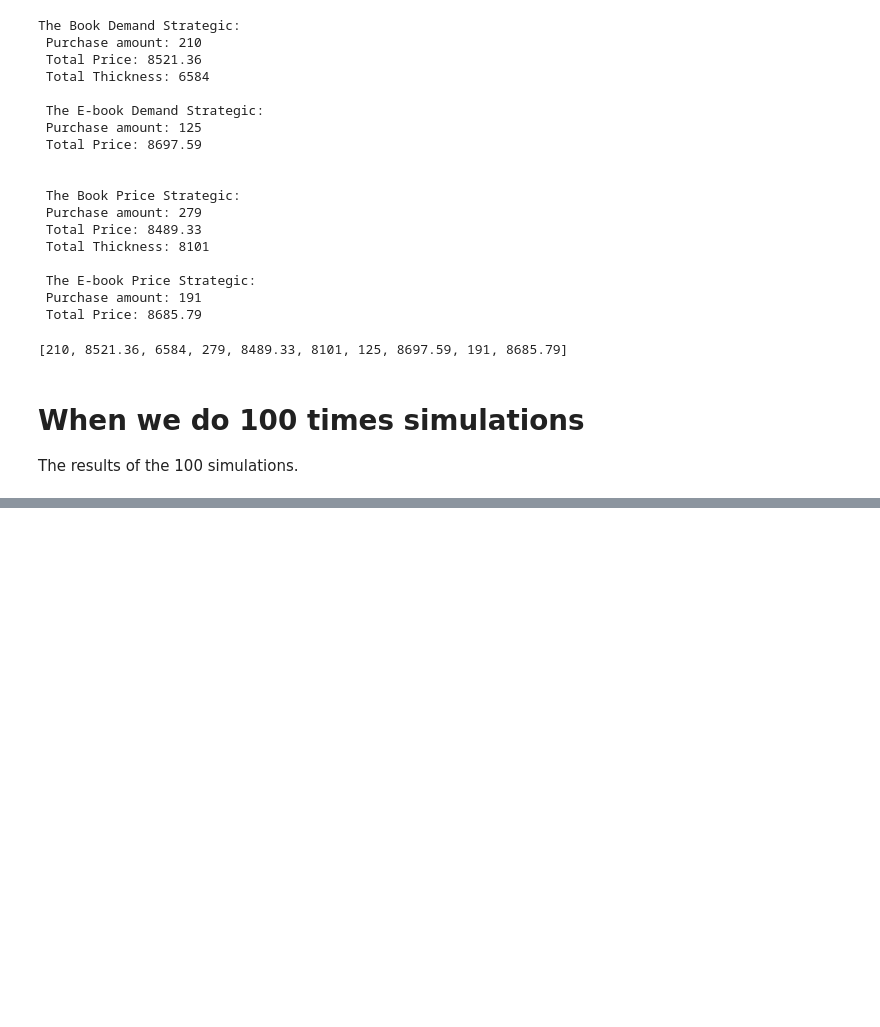
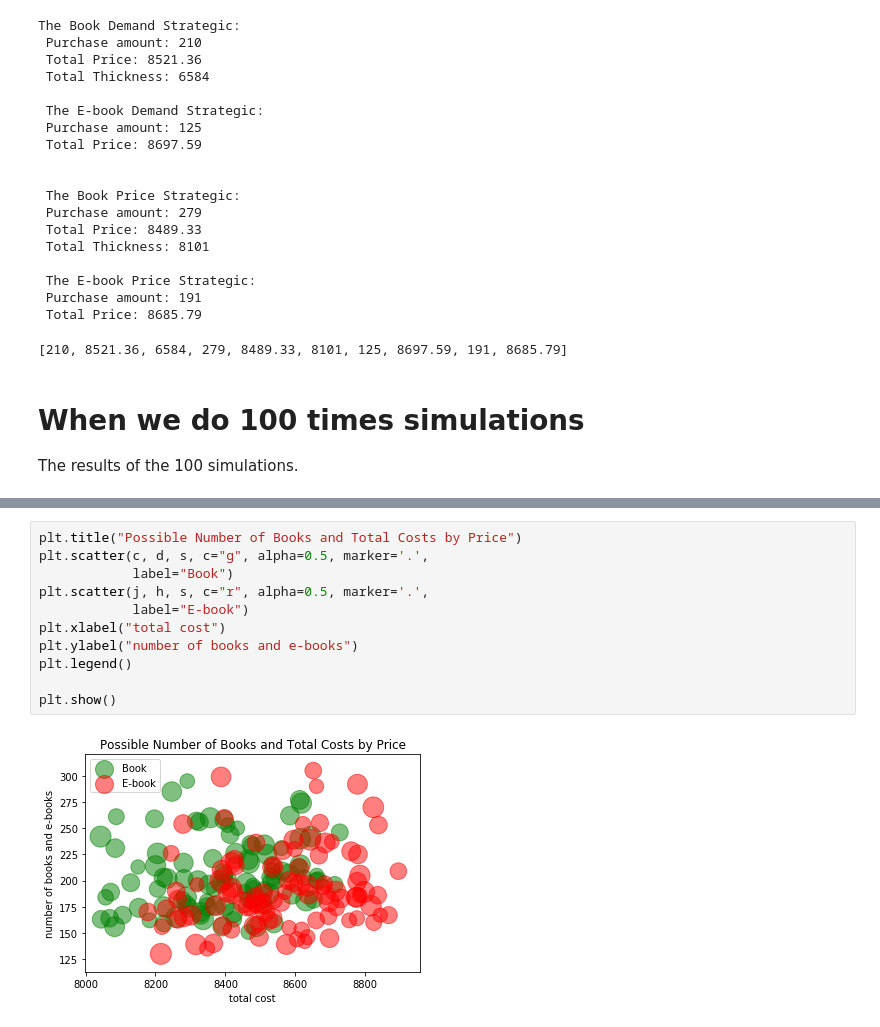
Before and after one commit to Shuyi-Liu/MC-for-Library-Acquisitions, a Jupyter notebook: second-simulation-notebook.ipynb, the cells around one changed output, grey strips where cells are left out. Saved outputs shown, nothing was run; the diff lists cells and outputs as text; blank space fills up the shorter version.

```diff
--- a/second-simulation-notebook.ipynb
+++ b/second-simulation-notebook.ipynb
@@ -542,0 +560,13 @@ The Book Demand Strategic:
+# %%
+plt.title("Possible Number of Books and Total Costs by Price")
+plt.scatter(c, d, s, c="g", alpha=0.5, marker='.',
+            label="Book")
+plt.scatter(j, h, s, c="r", alpha=0.5, marker='.',
+            label="E-book")
+plt.xlabel("total cost")
+plt.ylabel("number of books and e-books")
+plt.legend()
+
+plt.show()
+# %% [output]
+[figure, added]
```
Also changed, not shown: parts of 5 cells of this notebook.
